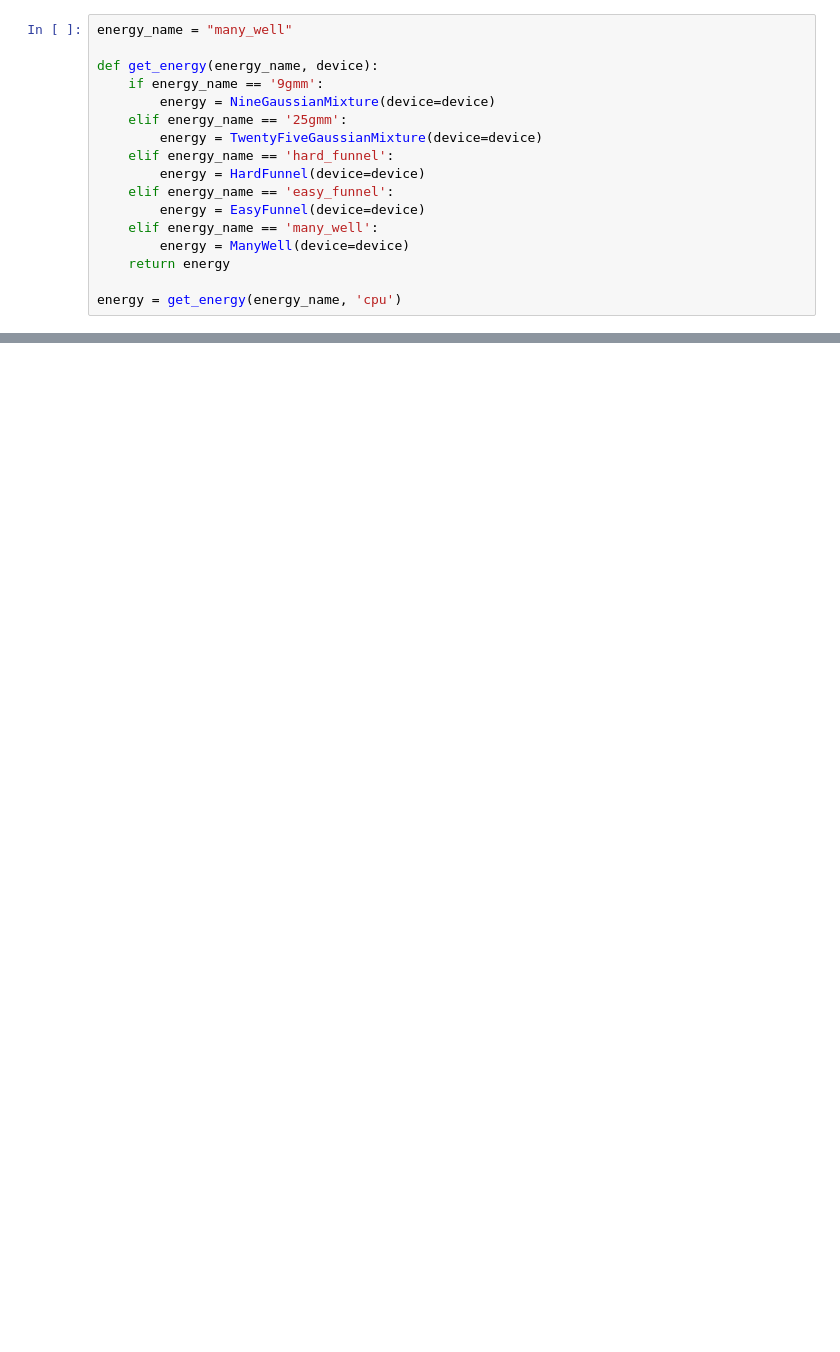
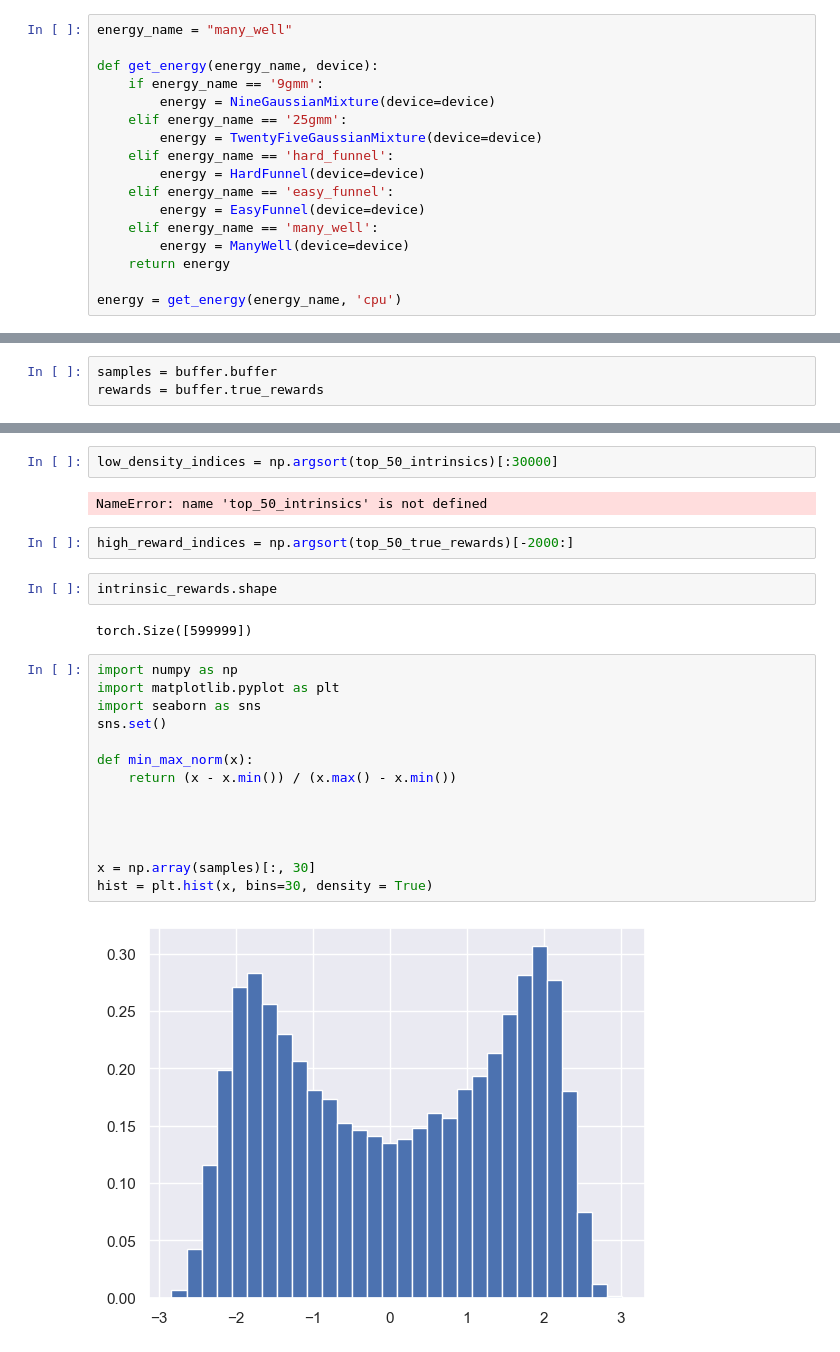
Before and after one commit to umkiyoung/ResetBufferGFN, a Jupyter notebook: energy_sampling/tester.ipynb, the cells around one changed output, grey strips where cells are left out. Saved outputs shown, nothing was run; the diff lists cells and outputs as text; blank space fills up the shorter version.

```diff
--- a/energy_sampling/tester.ipynb
+++ b/energy_sampling/tester.ipynb
@@ -87,0 +67,3 @@ buffer.sample(10)
+# %%
+samples = buffer.buffer
+rewards = buffer.true_rewards
@@ -87,0 +143,26 @@ buffer.sample(10)
+# %%
+low_density_indices = np.argsort(top_50_intrinsics)[:30000]
+# %% [output]
+NameError: name 'top_50_intrinsics' is not defined
+# %%
+high_reward_indices = np.argsort(top_50_true_rewards)[-2000:]
+# %%
+intrinsic_rewards.shape
+# %% [output]
+torch.Size([599999])
+# %%
+import numpy as np
+import matplotlib.pyplot as plt
+import seaborn as sns
+sns.set()
+
+def min_max_norm(x):
+    return (x - x.min()) / (x.max() - x.min())
+
+
+
+
+x = np.array(samples)[:, 30]
+hist = plt.hist(x, bins=30, density = True)
+# %% [output]
+[figure, added]
```
Also changed, not shown: parts of 21 cells of this notebook, 5 other files.
